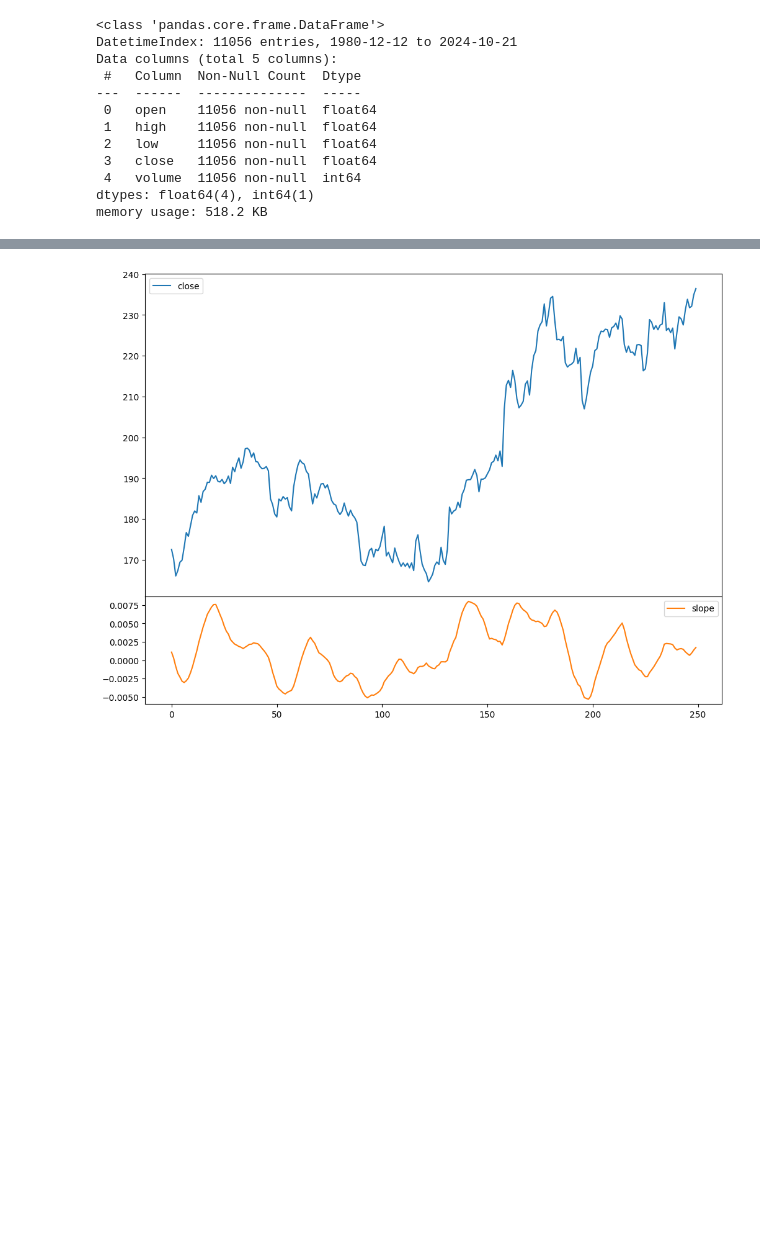
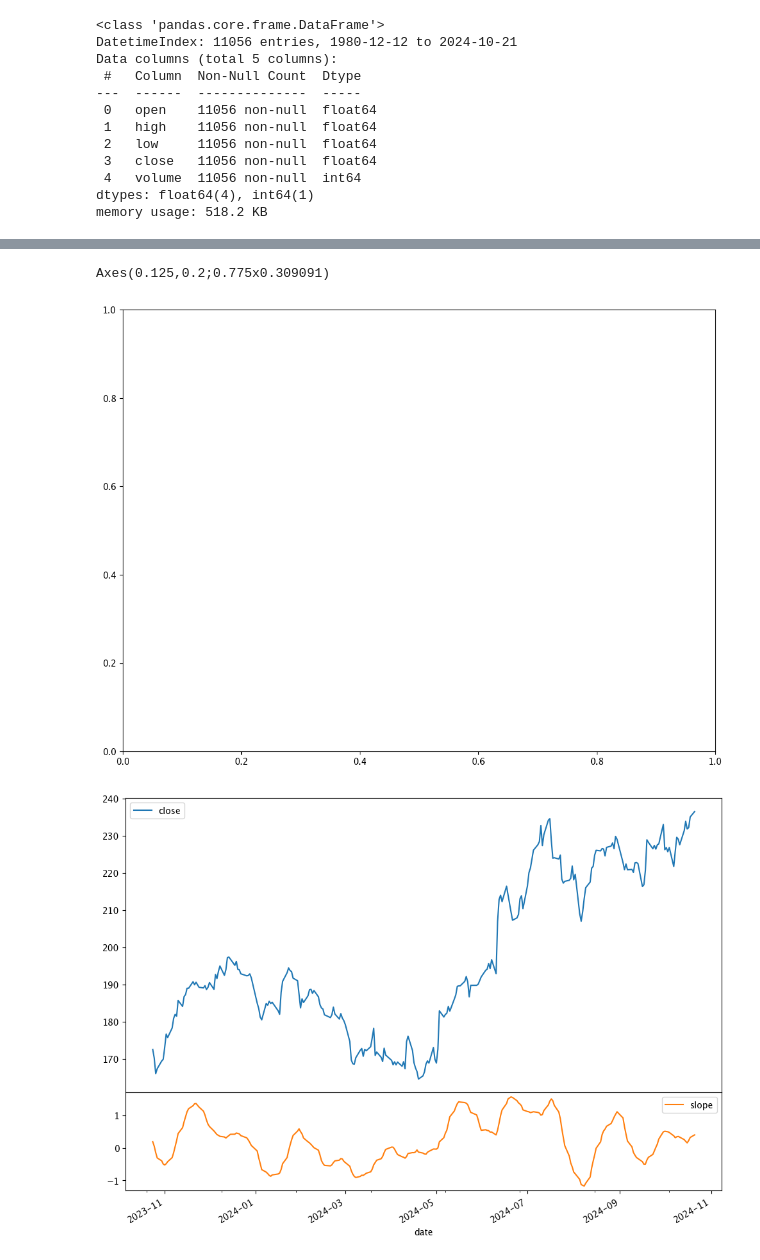
Before and after one commit to furechan/mintalib, a Jupyter notebook: examples/slope-indicator.ipynb, the cells around one changed output, grey strips where cells are left out. Saved outputs shown, nothing was run; the diff lists cells and outputs as text; code cells hidden in the pictures; blank space fills up the shorter version.

```diff
--- a/examples/slope-indicator.ipynb
+++ b/examples/slope-indicator.ipynb
@@ -26,10 +26,8 @@ Data columns (total 5 columns):
 dtypes: float64(4), int64(1)
 memory usage: 518.2 KB
 # %%
-# Slope (logarithmic)
-
 prices = prices.assign(
-    slope = SLOPE(20) @ LOG(),
+    slope = SLOPE(20),
 )
 
 prices
@@ -50,18 +48,29 @@ prices
 11056 rows × 6 columns
 # %%
-axes = prices.tail(250).plot(
-    y=["close", "slope"],
-    use_index=False,
-    subplots=True,
-)
+fig, ax = plt.subplots()
+
+# ax.plot(prices["close"].tail(250), label="close")
+
+# ax = plt.subplot()
+# ax.plot(prices["close"].tail(250), label="close")
+axes = prices.tail(250).plot(y=["close", "slope"],subplots=True)
+
+# ax = plt.subplot(2, 2, 1)
+# plt.plot(prices["slope"].tail(250), label="close")
+
+# print(axes)
 
 
-# ax = plt.gca()
-ax = axes[-1]
+ax = plt.gca()
+
+print(ax)
+
 gs = ax.get_gridspec()
 gs.set_height_ratios([3, 1])
 gs.update(hspace=0.0)
 
 # plt.subplots_adjust(hspace=0.0)
 # %% [output]
+Axes(0.125,0.2;0.775x0.309091)
-[figure, old version]
+[figure, new version]
+[figure, added]
```
Also changed, not shown: parts of 2 cells of this notebook.
